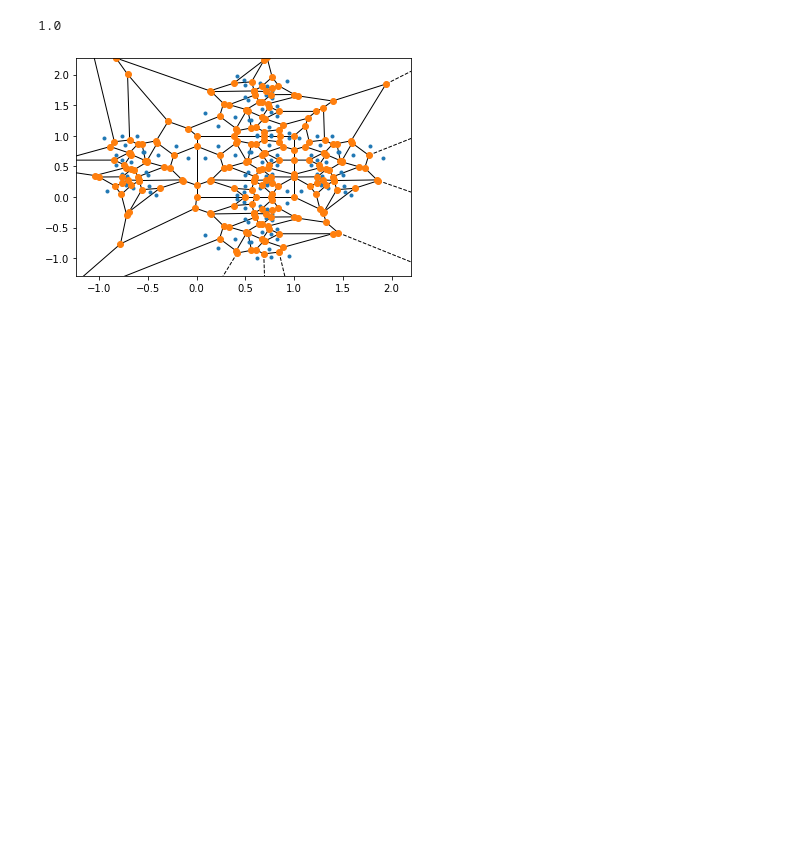
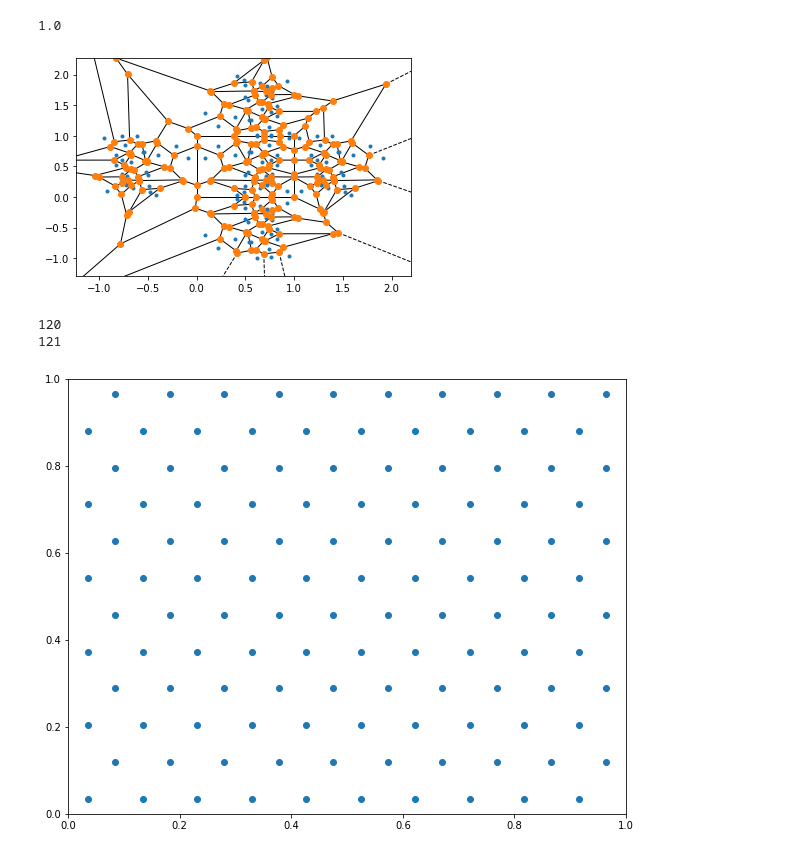
Before and after one commit to onakanob/GridGraph_Widget, a Jupyter notebook: proto_bokeh.ipynb, the cells around one changed output. Drawn from its saved outputs; the diff is of its cells as text; code cells hidden in the pictures; blank space fills up the shorter version.

```diff
--- a/proto_bokeh.ipynb
+++ b/proto_bokeh.ipynb
@@ -369,3 +369,41 @@ print(sum(areas))
 # %% [output]
 1.0
 [figure]
+# %%
+import numpy as np
+
+N = 11
+L = 1
+rounder = np.ceil
+
+x = L * np.sqrt(1 / (2 * np.sqrt(3) * (N ** 2)))
+
+row1_count = rounder((L - x / 2) / (2 * x)).astype(int)
+row1 = [(x / 2 + 2 * i * x) for i in range(row1_count)]
+
+row2_count = rounder((L - 3 * x / 2) / (2 * x)).astype(int)
+row2 = [(3 * x / 2 + 2 * i * x) for i in range(row2_count)]
+
+row_count = rounder((L - np.sqrt(3) * x / 2) / (np.sqrt(3) * x)).astype(int)
+rows = [np.sqrt(3) * x / 2 + i * np.sqrt(3) * x for i in range(row_count)]
+
+points = []
+for i, y in enumerate(rows):
+    if i % 2:  # odd row
+        [points.append((x, y)) for x in row2]
+    else:
+        [points.append((x, y)) for x in row1]
+points = np.array(points)
+points = points + ([L / 2, L / 2] - points.mean(0))
+
+
+plt.scatter([x for x, y in points], [y for x, y in points])
+plt.xlim(0, 1)
+plt.ylim(0, 1)
+
+print(points.shape[0])
+print(N**2)
+# %% [output]
+120
+121
+[figure, added]
```
Also changed, not shown: 3 other files.
